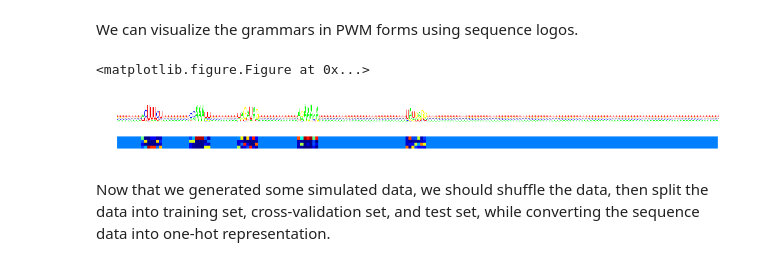
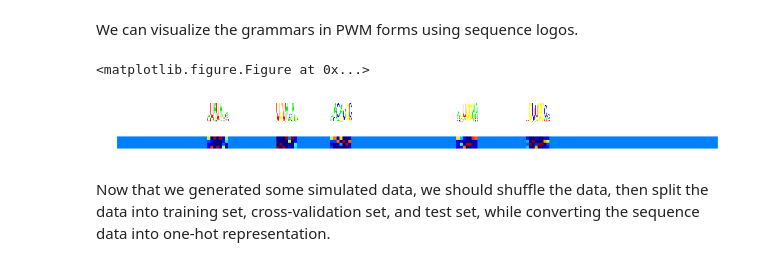
Before and after one commit to p-koo/theanomics, a Jupyter notebook: notebook/Implanting_sequence_motifs.ipynb, the cells around one changed output. Cells and saved outputs as stored; diff of their text form; code cells hidden in the pictures.

```diff
--- a/notebook/Implanting_sequence_motifs.ipynb
+++ b/notebook/Implanting_sequence_motifs.ipynb
@@ -304,6 +304,7 @@ Generating synthetic data
 # %% [markdown]
 We can visualize the grammars in PWM forms using sequence logos.
 # %%
+
 def seq_logo(pwm, height=100, width=200, norm=0, rna=1, filepath='.'):
     """generate a sequence logo from a pwm"""
 
@@ -341,7 +342,7 @@ def seq_logo(pwm, height=100, width=200, norm=0, rna=1, filepath='.'):
             s = 0
             for i in range(4):
                 if p[i] > 0:
-                    s -= p[i]*np.log(p[i])
+                    s -= p[i]*np.log2(p[i])
             return s
 
         num_nt, num_seq = pwm.shape
@@ -350,7 +351,8 @@ def seq_logo(pwm, height=100, width=200, norm=0, rna=1, filepath='.'):
             if norm == 1:
                 total_height = height
             else:
-                total_height = (2 - entropy(pwm[:, i]))*height/2;
+                correction = 3/2
+                total_height = (np.log2(4) - entropy(pwm[:, i]))*height;
             heights[:,i] = np.floor(pwm[:,i]*total_height);
 
         return heights.astype(int)
@@ -372,28 +374,30 @@ def seq_logo(pwm, height=100, width=200, norm=0, rna=1, filepath='.'):
         nt_height = np.sort(heights[:,i]);
         index = np.argsort(heights[:,i])
 
+
         for j in range(num_nt):
             # resized dimensions of image
-            resize = (nt_height[j],nt_width)
-            if index[j] == 0:
-                nt_img = imresize(A_img, resize)
-            elif index[j] == 1:
-                nt_img = imresize(C_img, resize)
-            elif index[j] == 2:
-                nt_img = imresize(G_img, resize)
-            elif index[j] == 3:
-                nt_img = imresize(T_img, resize)
+            if nt_height[j] > 0:
+                resize = (nt_height[j],nt_width)
+                if index[j] == 0:
+                    nt_img = imresize(A_img, resize)
+                elif index[j] == 1:
+                    nt_img = imresize(C_img, resize)
+                elif index[j] == 2:
+                    nt_img = imresize(G_img, resize)
+                elif index[j] == 3:
+                    nt_img = imresize(T_img, resize)
 
-            # determine location of image
-            height_range = range(remaining_height-nt_height[j], remaining_height)
-            width_range = range(i*nt_width, i*nt_width+nt_width)
+                # determine location of image
+                height_range = range(remaining_height-nt_height[j], remaining_height)
+                width_range = range(i*nt_width, i*nt_width+nt_width)
 
-            # 'annoying' way to broadcast resized nucleotide image
-            for k in range(3):
-                for m in range(len(width_range)):
-                    logo[height_range, width_range[m],k] = nt_img[:,m,k];
+                # 'annoying' way to broadcast resized nucleotide image
+                for k in range(3):
+                    for m in range(len(width_range)):
+                        logo[height_range, width_range[m],k] = nt_img[:,m,k];
 
-            remaining_height -= nt_height[j]
+                remaining_height -= nt_height[j]
 
     return logo.astype(np.uint8)
 
@@ -416,16 +420,16 @@ def plot_conv_filter(plt, pwm, height=200, bp_width=100, norm=0, rna=1, adjust=-
         cb.ax.tick_params(labelsize=16)
     return fig
 # %%
-index = 20
+index = 1
 pwm = seq_model[index]
 seq_length = pwm.shape[1]
 plt.figure(figsize = (4,2))
 fig = plot_conv_filter(plt, pwm, height=600, bp_width=100, norm=0, rna=1, adjust=-.9, filepath='.', showbar=0)
 fig.set_size_inches(15,4, forward=True)
 plt.savefig('seq_model_'+ str(index) +'.eps', format='eps', dpi=200)
 # %% [output]
 <matplotlib.figure.Figure at 0x...>
-[figure, old version]
+[figure, new version]
 # %% [markdown]
 Now that we generated some simulated data, we should shuffle the data, then split the data into training set, cross-validation set, and test set, while converting the sequence data into one-hot representation.
 # %%
```
Also changed, not shown: parts of 2 cells of this notebook, 5 other files.
